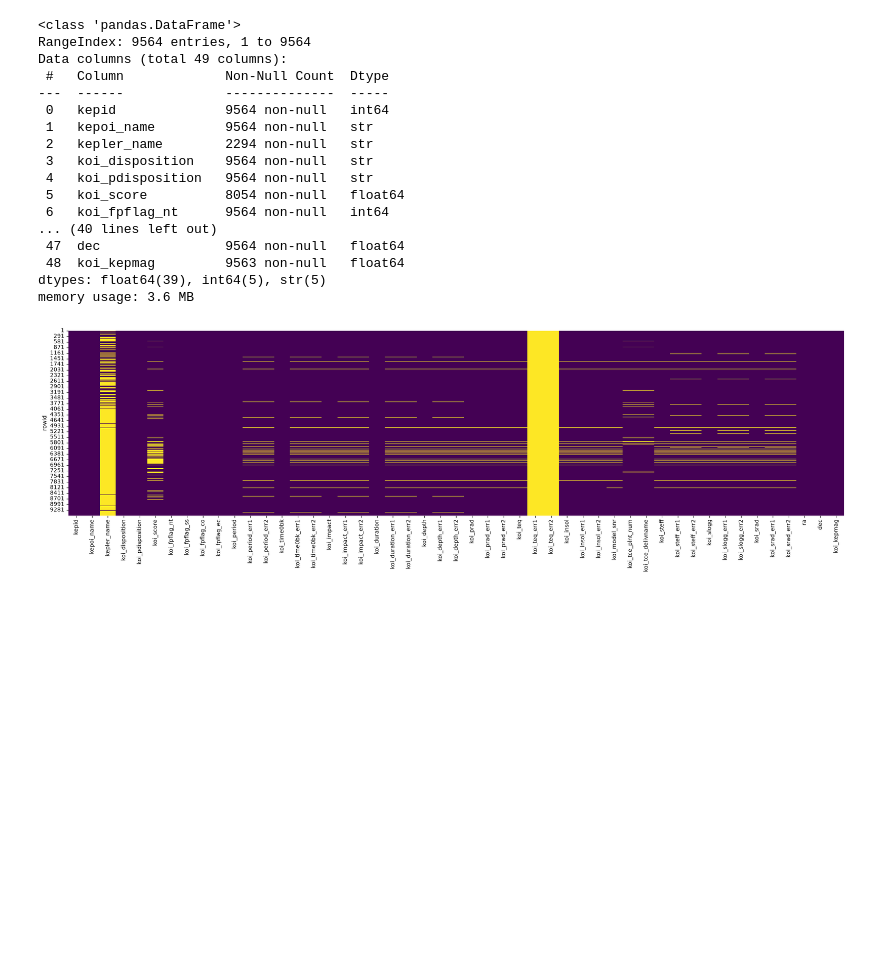
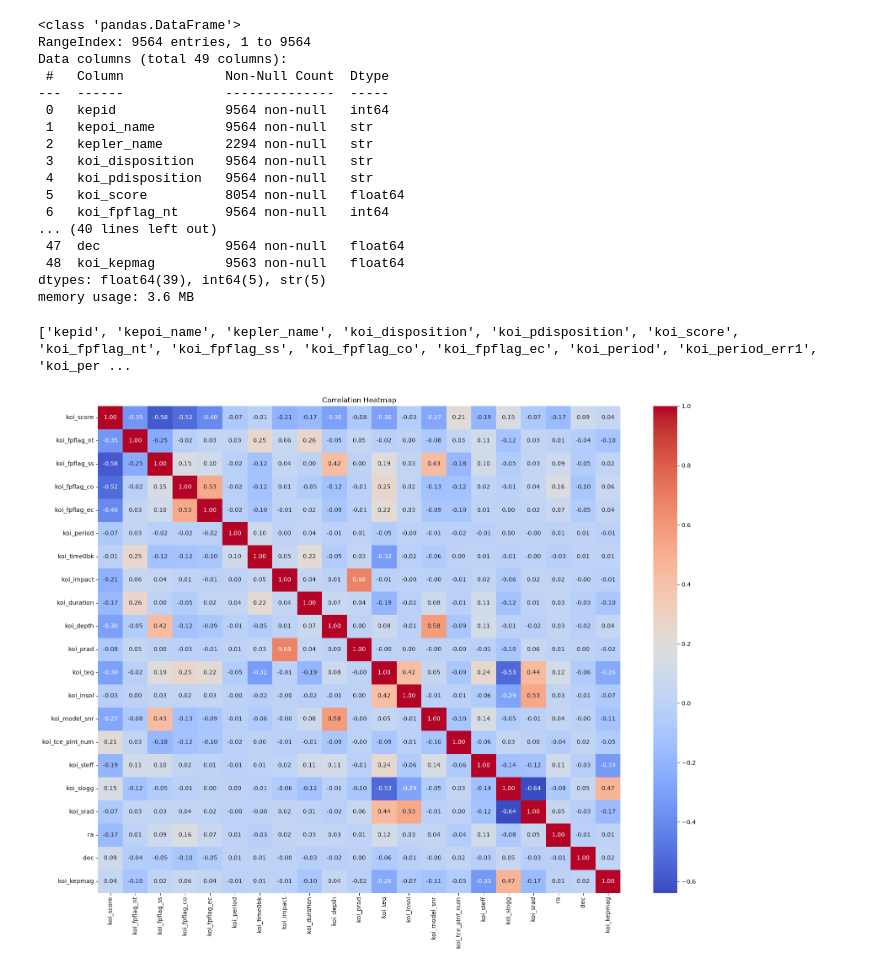
Before and after one commit to DawoodAhmadAnalyst/Keppler-Exoplanet-Search, a Jupyter notebook: test.ipynb, the cells around one changed output. Saved outputs shown, nothing was run; the diff lists cells and outputs as text; code cells hidden in the pictures; blank space fills up the shorter version.

Commit message:
Correlation Matrix and heatmap

```diff
--- a/test.ipynb
+++ b/test.ipynb
@@ -40,9 +35,24 @@ Data columns (total 49 columns):
  48  koi_kepmag         9563 non-null   float64
 dtypes: float64(39), int64(5), str(5)
 memory usage: 3.6 MB
-# %%
-plt.figure(figsize=(25,6))
-sns.heatmap(df.isna(), cbar=False, cmap='viridis')
-plt.show()
-# %% [output]
-[figure, removed]
+# %%
+cols = print(df.columns.tolist())
+# %% [output]
+['kepid', 'kepoi_name', 'kepler_name', 'koi_disposition', 'koi_pdisposition', 'koi_score', 'koi_fpflag_nt', 'koi_fpflag_ss', 'koi_fpflag_co', 'koi_fpflag_ec', 'koi_period', 'koi_period_err1', 'koi_per ...
+# %%
+selected_cols = ['koi_score', 'koi_fpflag_nt', 'koi_fpflag_ss', 'koi_fpflag_co','koi_fpflag_ec', 'koi_period','koi_time0bk','koi_impact','koi_duration','koi_depth','koi_prad','koi_teq','koi_insol', 'koi_model_snr', 'koi_tce_plnt_num','koi_steff', 'koi_slogg','koi_srad','ra', 'dec', 'koi_kepmag']
+# %%
+plt.figure(figsize=(20,15))
+
+sns.heatmap(
+    df[selected_cols].corr(numeric_only = True),
+    annot=True,
+    cmap='coolwarm',
+    fmt='.2f'
+)
+
+plt.title('Correlation Heatmap')
+
+plt.show()
+# %% [output]
+[figure, added]
```
Also changed, not shown: parts of 2 cells of this notebook.
